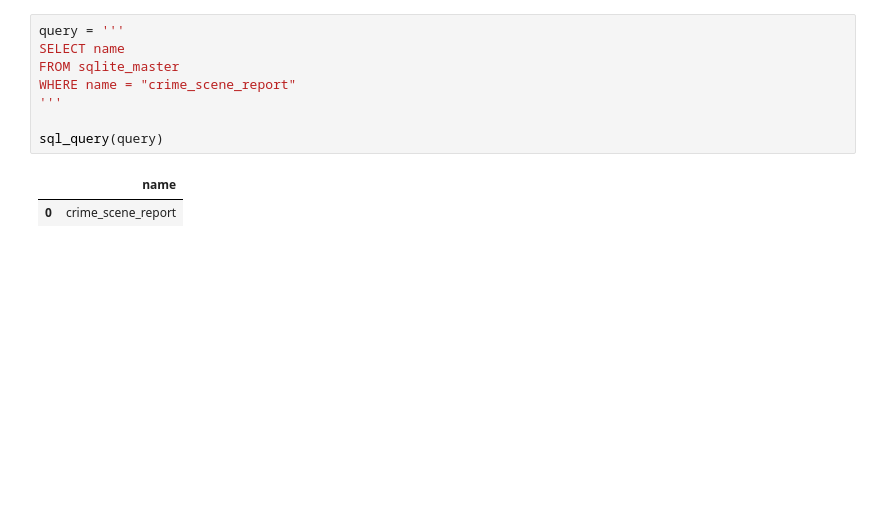
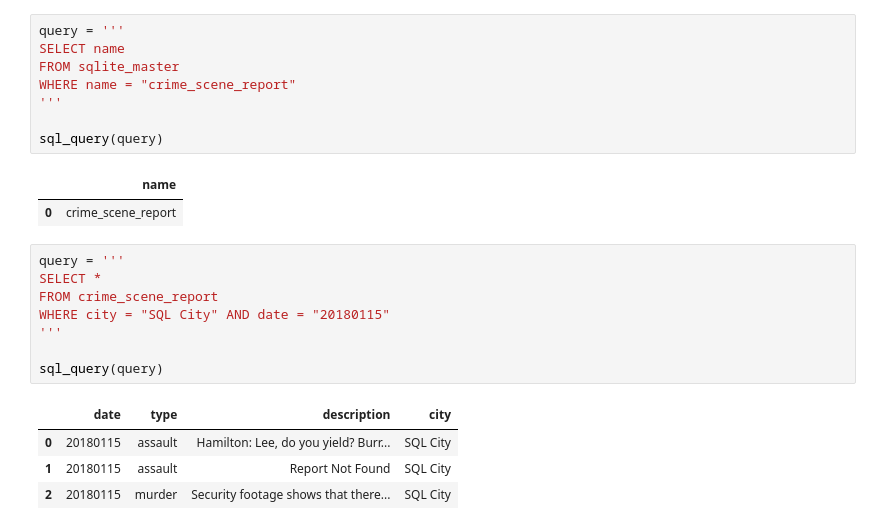
Before and after one commit to Apriroca/Team01_Sprint06_TC, a Jupyter notebook: Parte_I_SQL_Game.ipynb, the cells around one changed output. Saved outputs shown, nothing was run; the diff lists cells and outputs as text; blank space fills up the shorter version.

```diff
--- a/Parte_I_SQL_Game.ipynb
+++ b/Parte_I_SQL_Game.ipynb
@@ -95,3 +95,16 @@ sql_query(query)
 # %% [output]
 |  | name |
 | 0 | crime_scene_report |
+# %%
+query = '''
+SELECT *
+FROM crime_scene_report
+WHERE city = "SQL City" AND date = "20180115"
+'''
+
+sql_query(query)
+# %% [output]
+|  | date | type | description | city |
+| 0 | 20180115 | assault | Hamilton: Lee, do you yield? Burr... | SQL City |
+| 1 | 20180115 | assault | Report Not Found | SQL City |
+| 2 | 20180115 | murder | Security footage shows that there... | SQL City |
```
Also changed, not shown: parts of 1 cell of this notebook, 1 other file.
